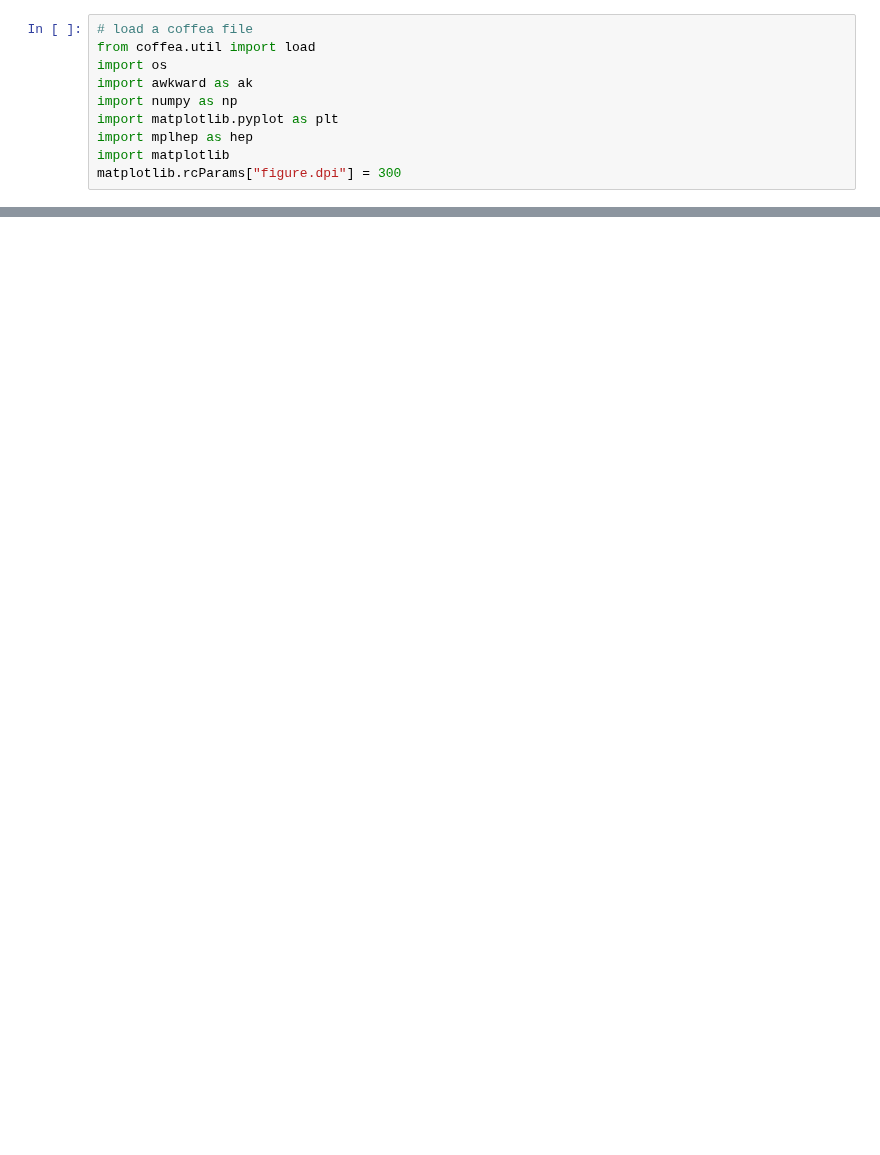
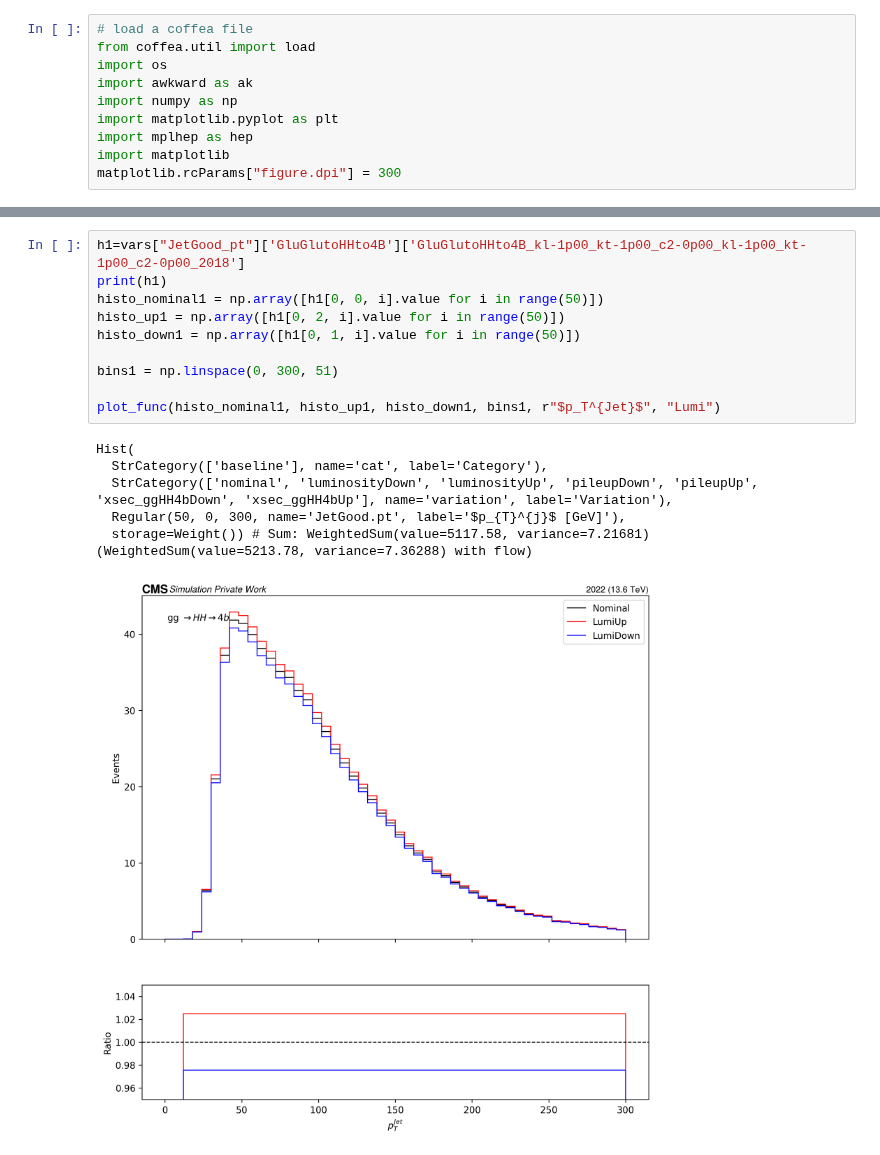
Before and after one commit to PocketCoffea/AnalysisConfigs, a Jupyter notebook: notebooks/load_norm_sys.ipynb, the cells around one changed output, grey strips where cells are left out. Saved outputs shown, nothing was run; the diff lists cells and outputs as text; blank space fills up the shorter version.

```diff
--- a/notebooks/load_norm_sys.ipynb
+++ b/notebooks/load_norm_sys.ipynb
@@ -83,0 +142,17 @@ print(h[0,1,1].value/h[0,0,1].value, h[0,2,1].value/h[0,0,1].value, h[0,1,1].val
+# %%
+h1=vars["JetGood_pt"]['GluGlutoHHto4B']['GluGlutoHHto4B_kl-1p00_kt-1p00_c2-0p00_kl-1p00_kt-1p00_c2-0p00_2018']
+print(h1)
+histo_nominal1 = np.array([h1[0, 0, i].value for i in range(50)])
+histo_up1 = np.array([h1[0, 2, i].value for i in range(50)])
+histo_down1 = np.array([h1[0, 1, i].value for i in range(50)])
+
+bins1 = np.linspace(0, 300, 51)
+
+plot_func(histo_nominal1, histo_up1, histo_down1, bins1, r"$p_T^{Jet}$", "Lumi")
+# %% [output]
+Hist(
+  StrCategory(['baseline'], name='cat', label='Category'),
+  StrCategory(['nominal', 'luminosityDown', 'luminosityUp', 'pileupDown', 'pileupUp', 'xsec_ggHH4bDown', 'xsec_ggHH4bUp'], name='variation', label='Variation'),
+  Regular(50, 0, 300, name='JetGood.pt', label='$p_{T}^{j}$ [GeV]'),
+  storage=Weight()) # Sum: WeightedSum(value=5117.58, variance=7.21681) (WeightedSum(value=5213.78, variance=7.36288) with flow)
+[figure, added]
```
Also changed, not shown: parts of 10 cells of this notebook, 12 other files.
